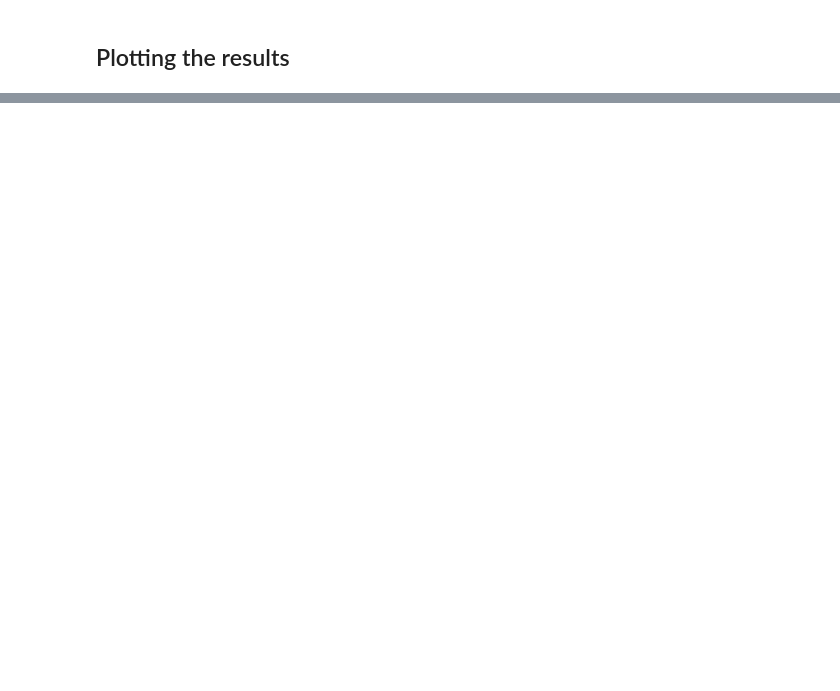
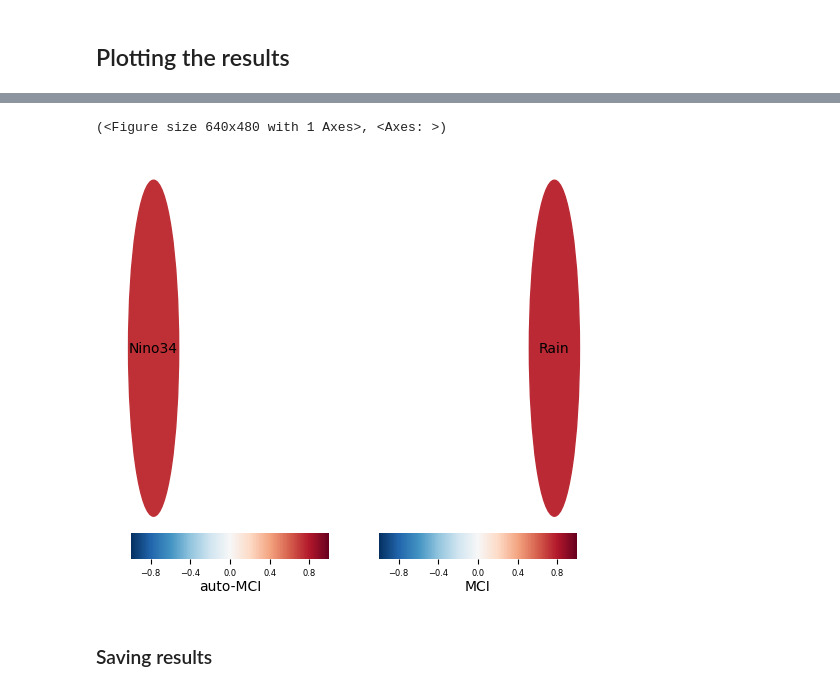
Before and after one commit to michelexyz/ML4G, a Jupyter notebook: regime_pcmci_study_reproduction.ipynb, the cells around one changed output, grey strips where cells are left out. Cells and saved outputs as stored; diff of their text form; code cells hidden in the pictures; blank space fills up the shorter version.

```diff
--- a/regime_pcmci_study_reproduction.ipynb
+++ b/regime_pcmci_study_reproduction.ipynb
@@ -494,0 +517,10 @@ plt.show()
+# %%
+tp.plot_graph(val_matrix=results['causal_results'][0]['val_matrix'],
+              graph=results['causal_results'][0]['graph'], var_names=var_names,
+              node_aspect=0.5, node_size=0.5
+)
+# %% [output]
+(<Figure size 640x480 with 1 Axes>, <Axes: >)
+[figure, added]
+# %% [markdown]
+### Saving results
```
Also changed, not shown: parts of 6 cells of this notebook, 2 other files.
